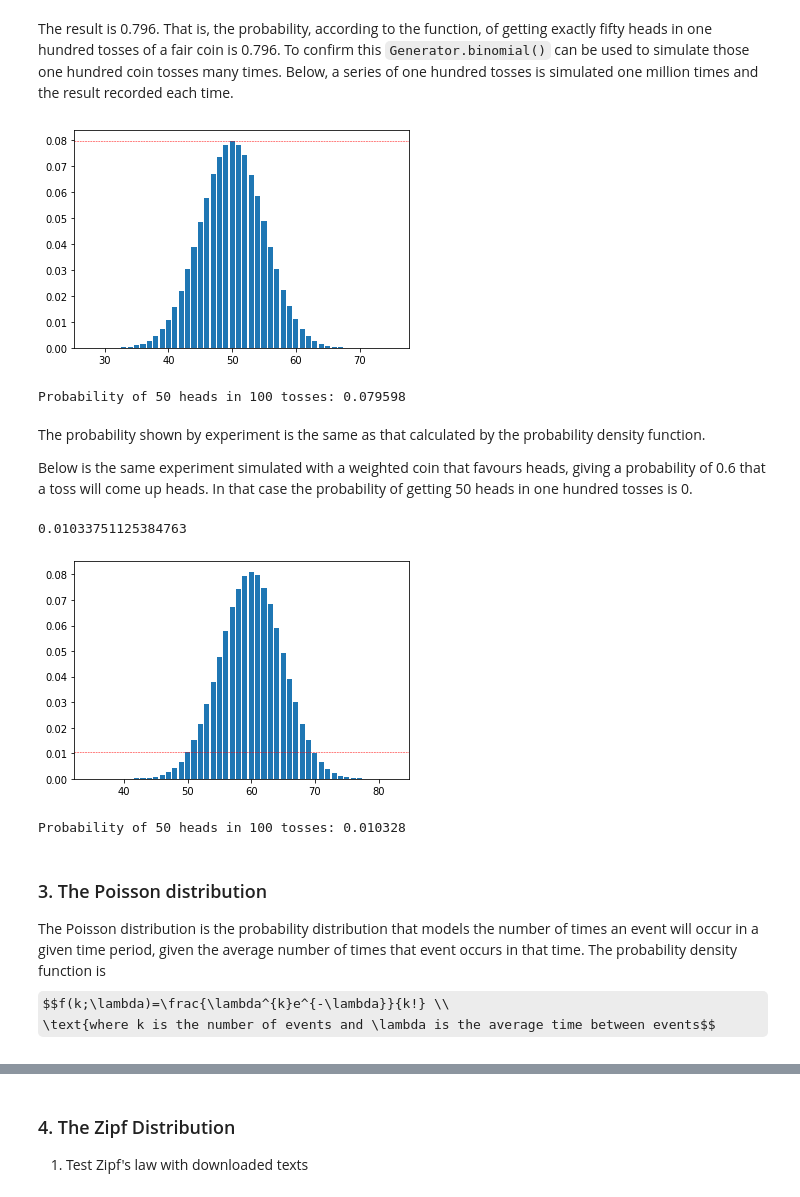
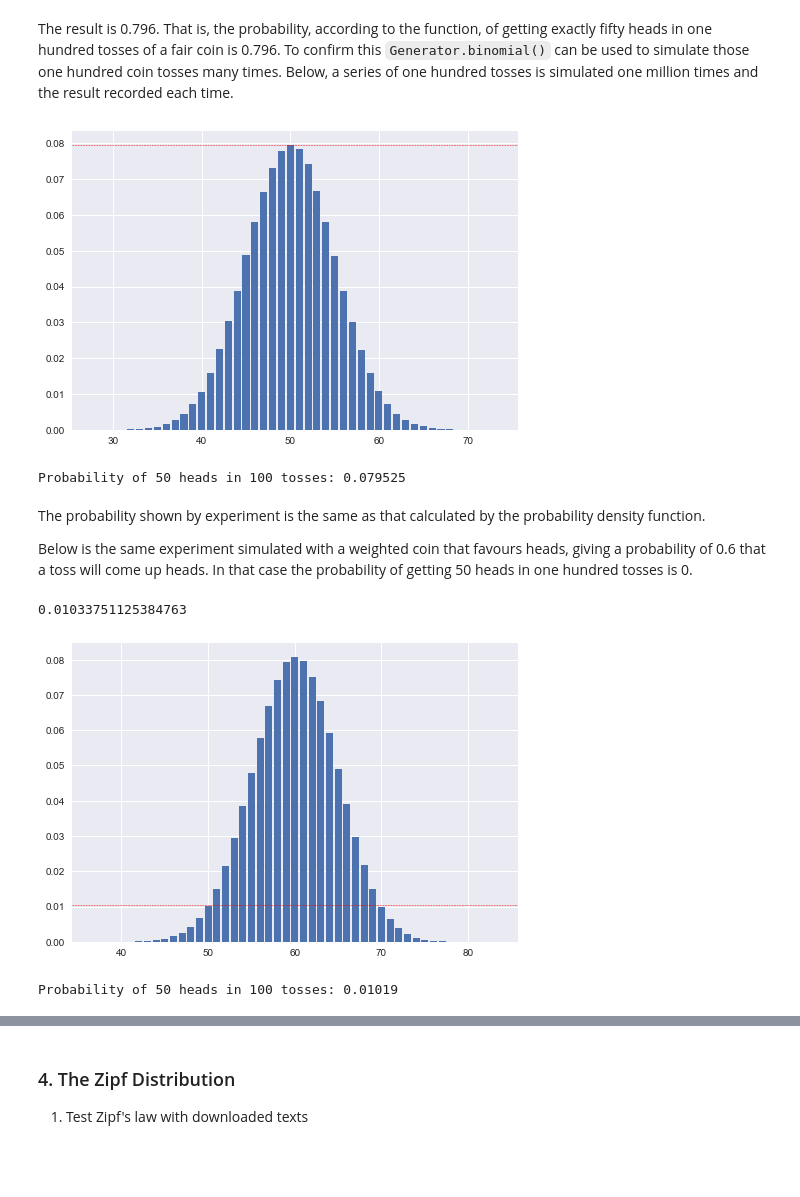
Before and after one commit to fod/numpy-random, a Jupyter notebook: numpy-random.ipynb, the cells around one changed output, grey strips where cells are left out. Drawn from its saved outputs; the diff is of its cells as text; code cells hidden in the pictures; some formulas as TeX source; blank space fills up the shorter version.

```diff
--- a/numpy-random.ipynb
+++ b/numpy-random.ipynb
@@ -37,6 +37,9 @@ import matplotlib.pyplot as plt
 
 from tabulate import tabulate
 from faker import Faker
+# %%
+# Set global plot style
+plt.style.use('seaborn')
 # %% [markdown]
 The recommended method for intialising a random number generator is with the `numpy.random.default_rng()` function [1]. This returns a `Generator` object. The `Generator`'s bit generator can be accessed via its `bit_generator` attribute. It can be seen here that calling `default_rng` has returned a `Generator` intitialised with the `PCG64` bit generator.
 # %%
@@ -559,29 +571,30 @@ The result is 0.796. That is, the probability, according to the function, of get
 # %%
 def trial(n, p, size, line_loc=None):
 
     # Simulate the experiments
     binom = rng.binomial(n, p, size=size)
     # count the successes
     successes, trials = np.unique(binom, return_counts=True)
 
     # plot the results
     plt.figure()
     plt.bar(successes, trials/size, linewidth=0)
     if line_loc:
         plt.axhline(line_loc, linewidth=0.5, color='r', linestyle='dashed')
     plt.show()
 
     return binom
 
+n, p, size = 100, 0.5, 1000000
 # Number of trials, probability of success, number of experiments
-binom = trial(n=100, p=0.5, size=1000000, line_loc=p_50)
+binom = trial(n=n, p=p, size=size, line_loc=p_50)
 
 # Calculate the probability of
 # exactly 50 heads in 100 tosses
 print(f"Probability of 50 heads in 100 tosses: {sum(binom == 50)/size}")
 # %% [output]
-[figure, old version]
+[figure, new version]
-Probability of 50 heads in 100 tosses: 0.079598
+Probability of 50 heads in 100 tosses: 0.079525
 # %% [markdown]
 The probability shown by experiment is the same as that calculated by the probability density function.
 
@@ -593,11 +606,5 @@ binom = trial(n=100, p=0.60, size=1000000, line_loc=p_50)
 print(f"Probability of 50 heads in 100 tosses: {sum(binom == 50)/size}")
 # %% [output]
 0.01033751125384763
-[figure, old version]
+[figure, new version]
-Probability of 50 heads in 100 tosses: 0.010328
+Probability of 50 heads in 100 tosses: 0.01019
-# %% [markdown]
-### 3. The Poisson distribution
-
-The Poisson distribution is the probability distribution that models the number of times an event will occur in a given time period, given the average number of times that event occurs in that time. The probability density function is
-$$f(k;\lambda)=\frac{\lambda^{k}e^{-\lambda}}{k!} \\
-\text{where k is the number of events and \lambda is the average time between events$$
```
Also changed, not shown: parts of 15 cells of this notebook.
